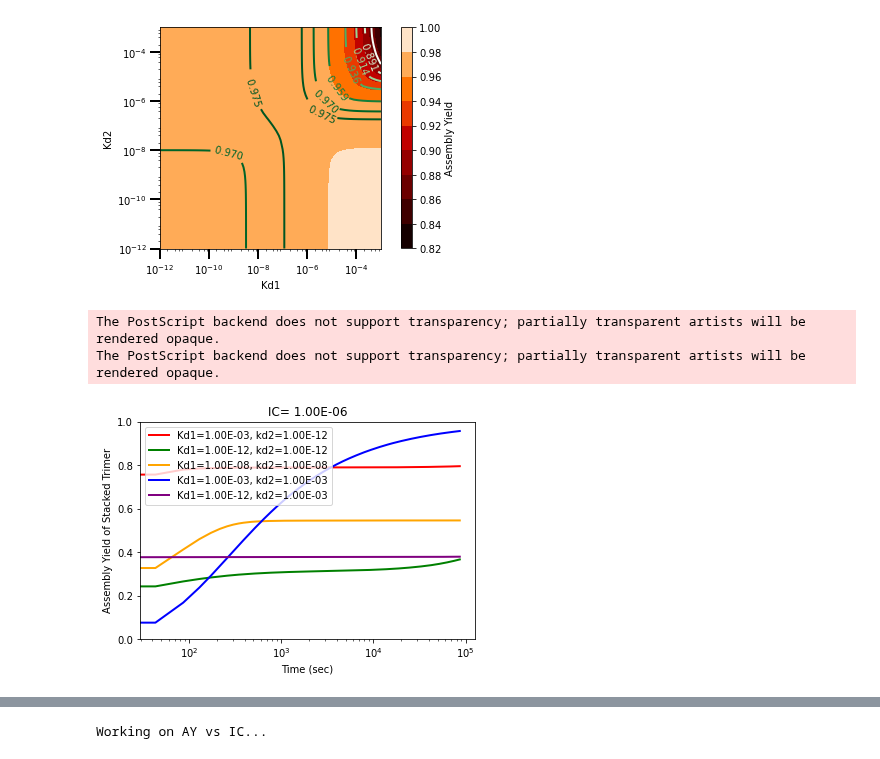
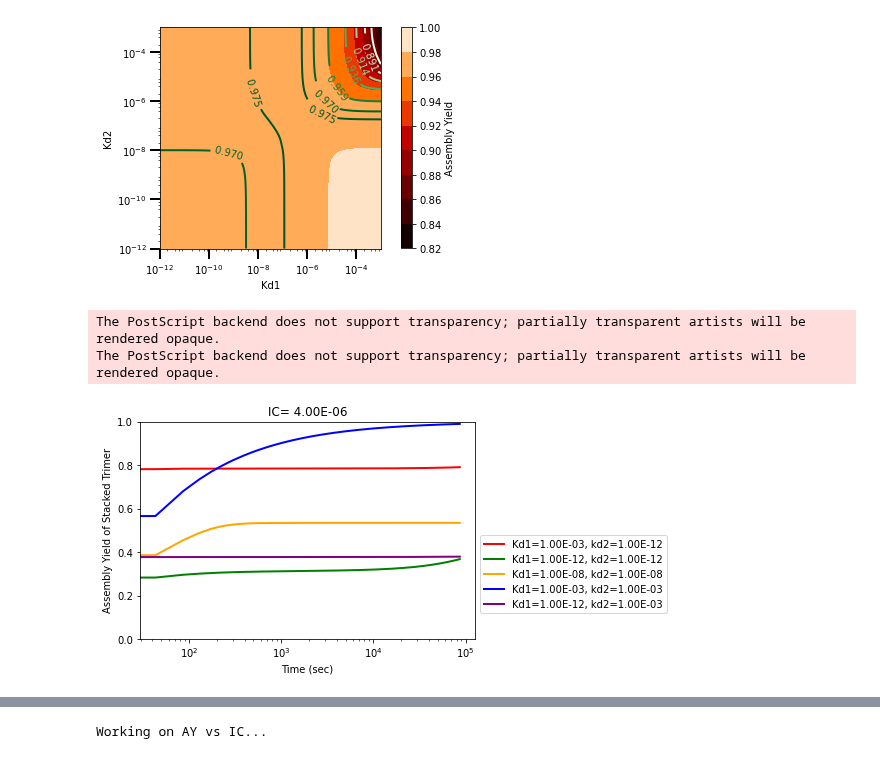
Before and after one commit to llagunes-324B21/Persephone_SR, a Jupyter notebook: May_2022/LL_SR_05_2022.ipynb, the cells around one changed output, grey strips where cells are left out. Saved outputs shown, nothing was run; the diff lists cells and outputs as text; code cells hidden in the pictures.

```diff
--- a/May_2022/LL_SR_05_2022.ipynb
+++ b/May_2022/LL_SR_05_2022.ipynb
@@ -1219,7 +1219,7 @@ Q = 0 # synthesis rate parameter
 rtolVal = 1e-10; atolVal = rtolVal
 # List of parameters that will be explored
 #IC_1 = 4*10**-6;
-IC_1 = 10**-6;
+IC_1 = 4*10**-6;
 
 states_0 = [IC_1,0.0, 0.0,0.0, 0.0,0.0, 0.0,0.0, 0.0,0.0, 0.0,0.0]
 
@@ -1276,32 +1276,34 @@ Yn_5 = calcAY24hrs(IC_1,xStkTrm_tps_5)
 # --- plot AY values ---
 ICFormat = format(IC_1,'.2E');
 kd1_format_1 = format(kd1_1,'.2E');kd2_format_1 = format(kd2_1,'.2E')
 kd1_format_2 = format(kd1_2,'.2E');kd2_format_2 = format(kd2_2,'.2E')
 kd1_format_3 = format(kd1_3,'.2E');kd2_format_3 = format(kd2_3,'.2E')
 kd1_format_4 = format(kd1_4,'.2E');kd2_format_4 = format(kd2_4,'.2E')
 kd1_format_5 = format(kd1_5,'.2E');kd2_format_5 = format(kd2_5,'.2E')
 
 plt.semilogx(tVec,Yn_1,'-', color = 'red',linewidth=2)
 plt.semilogx(tVec,Yn_2,'-', color = 'green',linewidth=2)
 plt.semilogx(tVec,Yn_3,'-', color = 'orange', linewidth=2)
 plt.semilogx(tVec,Yn_4,'-', color = 'blue', linewidth=2)
 plt.semilogx(tVec,Yn_5,'-', color = 'purple', linewidth=2)
 x1,x2,y1,y2 = plt.axis(); plt.axis((x1,x2,0,1))
 
 plt.title('IC= '+ ICFormat)
 plt.xlabel('Time (sec)')
 plt.ylabel('Assembly Yield of Stacked Trimer')
 plt.legend(["Kd1="+kd1_format_1+", kd2=" +kd2_format_1,
             "Kd1="+kd1_format_2+", kd2=" +kd2_format_2,
             "Kd1="+kd1_format_3+", kd2=" +kd2_format_3,
             "Kd1="+kd1_format_4+", kd2=" +kd2_format_4,
-            "Kd1="+kd1_format_5+", kd2=" +kd2_format_5],loc='best')
+            "Kd1="+kd1_format_5+", kd2=" +kd2_format_5],bbox_to_anchor=(1, 0.5))
 #plt.show()
 
 #plt.tight_layout()
 #plt.savefig('LL_SR_AY_01_0420.eps')
 plt.savefig('LL_SR_AY_tc_noSD_'+today+'.eps')
+
+# these tc don't look right (FIGURE THESE PLOTS OUT + GRAY LINES)
 # %% [output]
 The PostScript backend does not support transparency; partially transparent artists will be rendered opaque.
 The PostScript backend does not support transparency; partially transparent artists will be rendered opaque.
-[figure, old version]
+[figure, new version]
```
Also changed, not shown: parts of 2 cells of this notebook.
